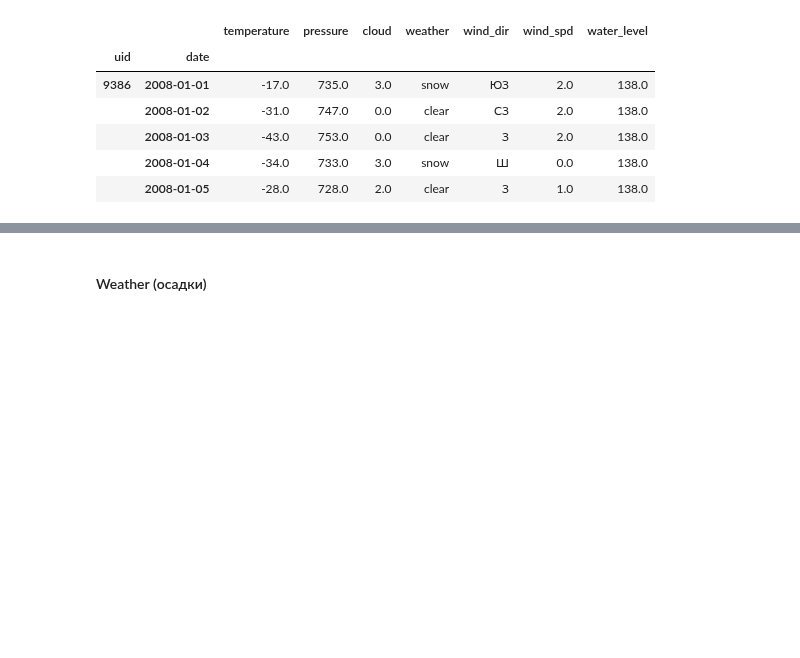
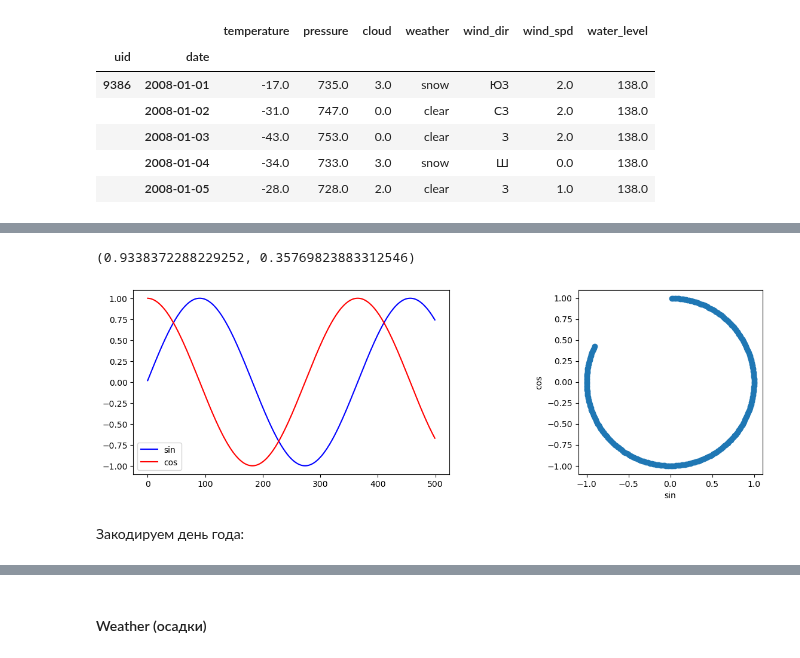
Before and after one commit to phys-winner/water-predictor-bot, a Jupyter notebook: notebooks/eda.ipynb, the cells around one changed output, grey strips where cells are left out. Cells and saved outputs as stored; diff of their text form; code cells hidden in the pictures; blank space fills up the shorter version.

```diff
--- a/notebooks/eda.ipynb
+++ b/notebooks/eda.ipynb
@@ -167,0 +593,32 @@ df.head(5)
+# %%
+test_day = 70
+np.sin(2 * np.pi * test_day/365.0), np.cos(2 * np.pi * test_day/365.0)
+# %% [output]
+(0.9338372288229252, 0.35769823883312546)
+# %%
+test_df = df[0:500]['date']
+test_arr = test_df.dt.dayofyear
+test_sin = np.sin(2 * np.pi * test_arr / total_years)
+test_cos = np.cos(2 * np.pi * test_arr / total_years)
+
+fig = plt.figure(figsize=(15, 4))
+
+ax1 = fig.add_subplot(121)
+ax1.plot(test_sin, color='blue', label='sin')
+ax1.plot(test_cos, color='red', label='cos')
+ax1.legend()
+
+
+# показ точек на графике за 300 дней
+
+ax2 = fig.add_subplot(122)
+ax2.set_aspect('equal')
+ax2.scatter(test_sin[:300], test_cos[:300])
+ax2.set_xlabel('sin')
+ax2.set_ylabel('cos')
+
+plt.show()
+# %% [output]
+[figure, added]
+# %% [markdown]
+Закодируем день года:
```
Also changed, not shown: parts of 81 cells of this notebook, 4 other files.
